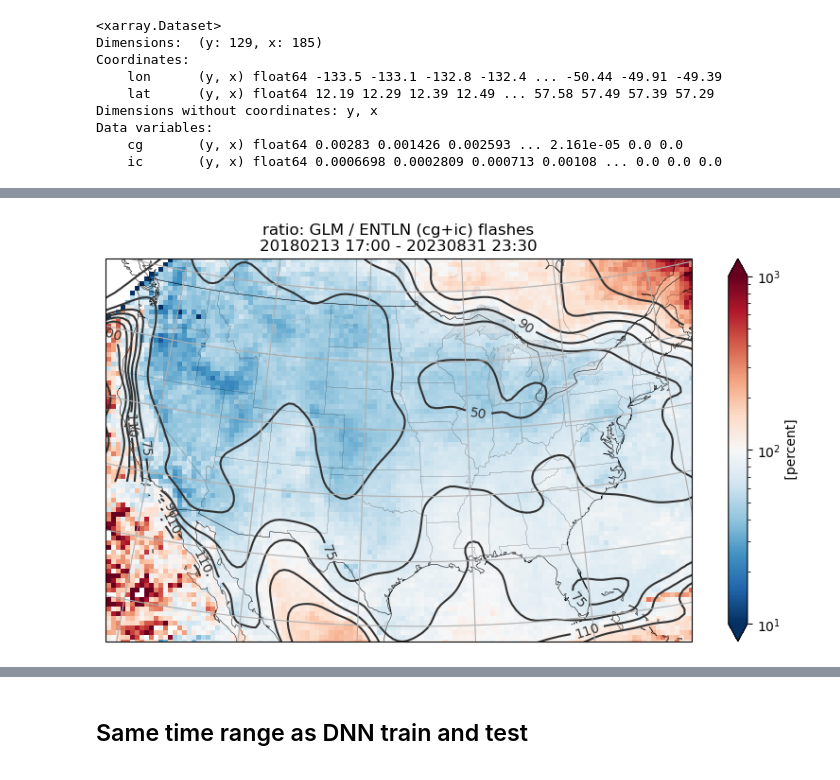
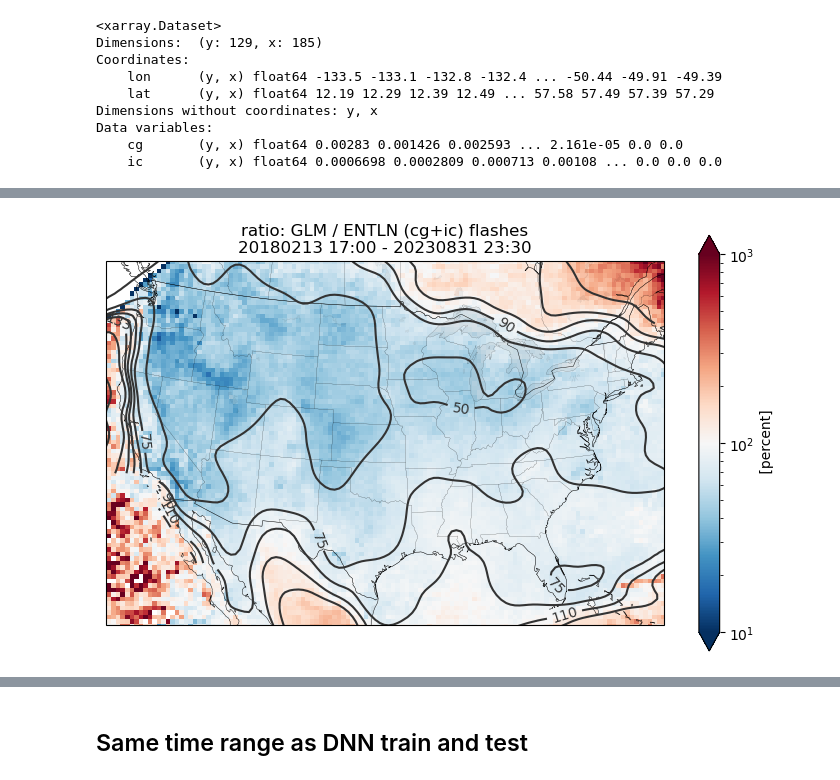
Before and after one commit to ahijevyc/machine-learning, a Jupyter notebook: notebooks/lightning_longterm_avg.ipynb, the cells around one changed output, grey strips where cells are left out. Saved outputs shown, nothing was run; the diff lists cells and outputs as text; code cells hidden in the pictures.

```diff
--- a/notebooks/lightning_longterm_avg.ipynb
+++ b/notebooks/lightning_longterm_avg.ipynb
@@ -46,12 +51,11 @@ tmpdir = Path(os.getenv("TMPDIR"))
 # %%
 # map projection
 map_crs = G211.g211
-makemapkw = dict(projection=map_crs, scale=1.3, draw_labels=False)
-
-test = nclcmaps.colors["MPL_Greys"][6:-25:] + nclcmaps.colors["MPL_Reds"]
-cmap = ListedColormap(test, "GreysReds")
+makemapkw = dict(projection=map_crs, scale=1.3)
+cmap = lightning.cmap
 n = 23 if rptdist == 40 else 10
 norm = BoundaryNorm(range(n), ncolors=cmap.N, clip=True)
+dpi = 200
 # %% [markdown]
 ### GLM average count per time window starting at beginning of GLM (20180213T17)
 # %%
@@ -148,9 +152,10 @@ logging.warning(f"made {ofile}")
 # %%
-def ratio_plot(r):
+def ratio_plot(r, ax=None):
     r = r.metpy.convert_units("%")
     levels = [10, 50, 75, 90, 110, 133, 200, 1000]
     sigma = 2.5
-    fig, ax = make_map(**makemapkw)
+    if ax is None:
+        fig, ax = make_map(**makemapkw)
     CS = r.plot(
         x="lon",
         y="lat",
@@ -158,7 +163,7 @@ def ratio_plot(r):
         ax=ax,
         norm=colors.LogNorm(vmin=min(levels), vmax=max(levels)),
         cmap="RdBu_r",
-        cbar_kwargs={"shrink": 0.75},
+        cbar_kwargs={"shrink": 0.9},
     )
     r.data = gaussian_filter(r.data, sigma)
     CS = r.plot.contour(
@@ -170,5 +175,5 @@ def ratio_plot(r):
         ax=ax,
     )
     ax.clabel(CS)
-    return fig, ax
+    return ax
 # %%
@@ -219,9 +225,9 @@ Data variables:
 # %%
 # squeeze to rid 1-element time dimension
 r = GLM_longterm_average.flashes.squeeze() / (wb_mean.cg + wb_mean.ic)
-fig, ax = ratio_plot(r)
+ax = ratio_plot(r)
 ax.set_title(f"ratio: GLM / ENTLN (cg+ic) flashes\n{twin_str}")
 ofile = base + ".GLMWxBugratio.png"
-fig.savefig(ofile)
+ax.figure.savefig(ofile, dpi=dpi)
 logging.warning(f"made {ofile}")
 # %% [output]
@@ -229,3 +235,3 @@ logging.warning(f"made {ofile}")
-[figure, old version]
+[figure, new version]
 # %%
 r = GLM_longterm_average.flashes.squeeze() / wb_mean.ic
```
Also changed, not shown: parts of 15 cells of this notebook, 2 other files.
